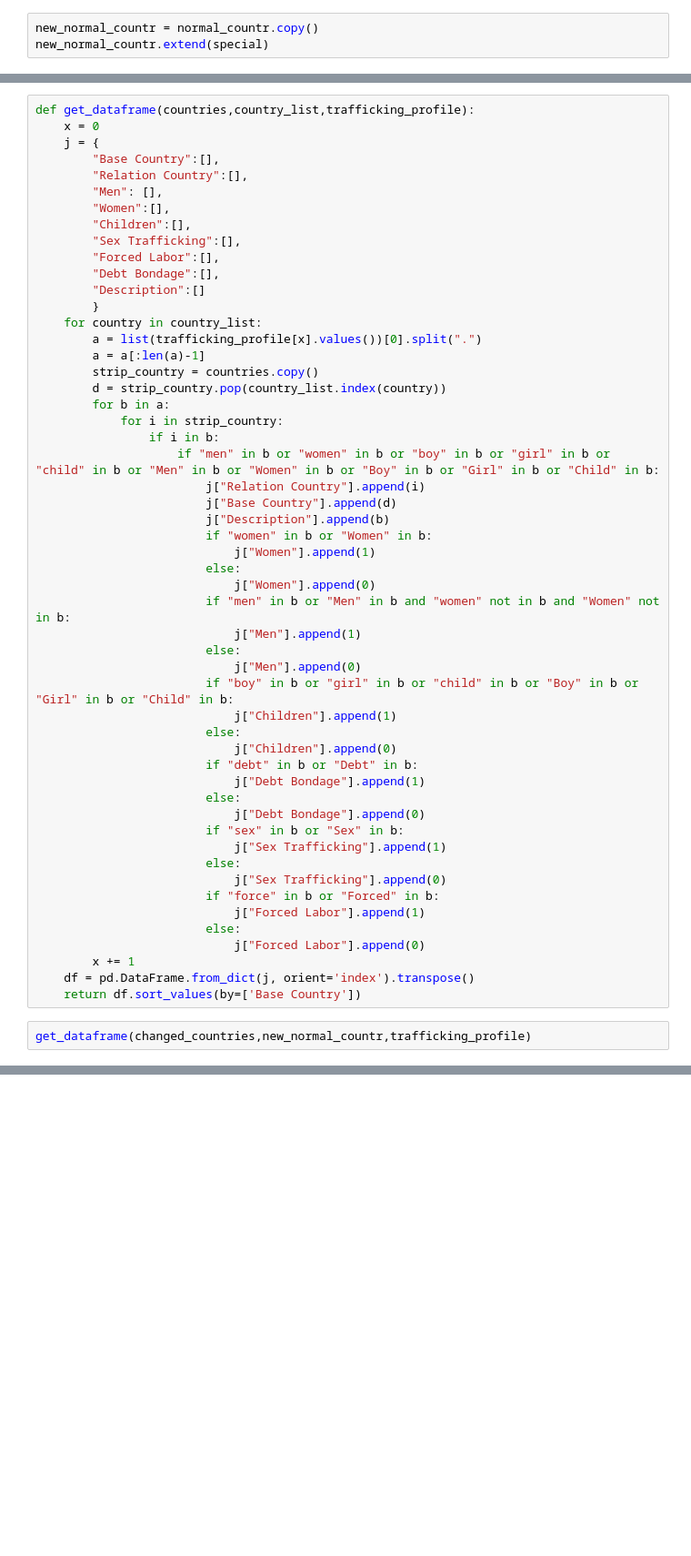
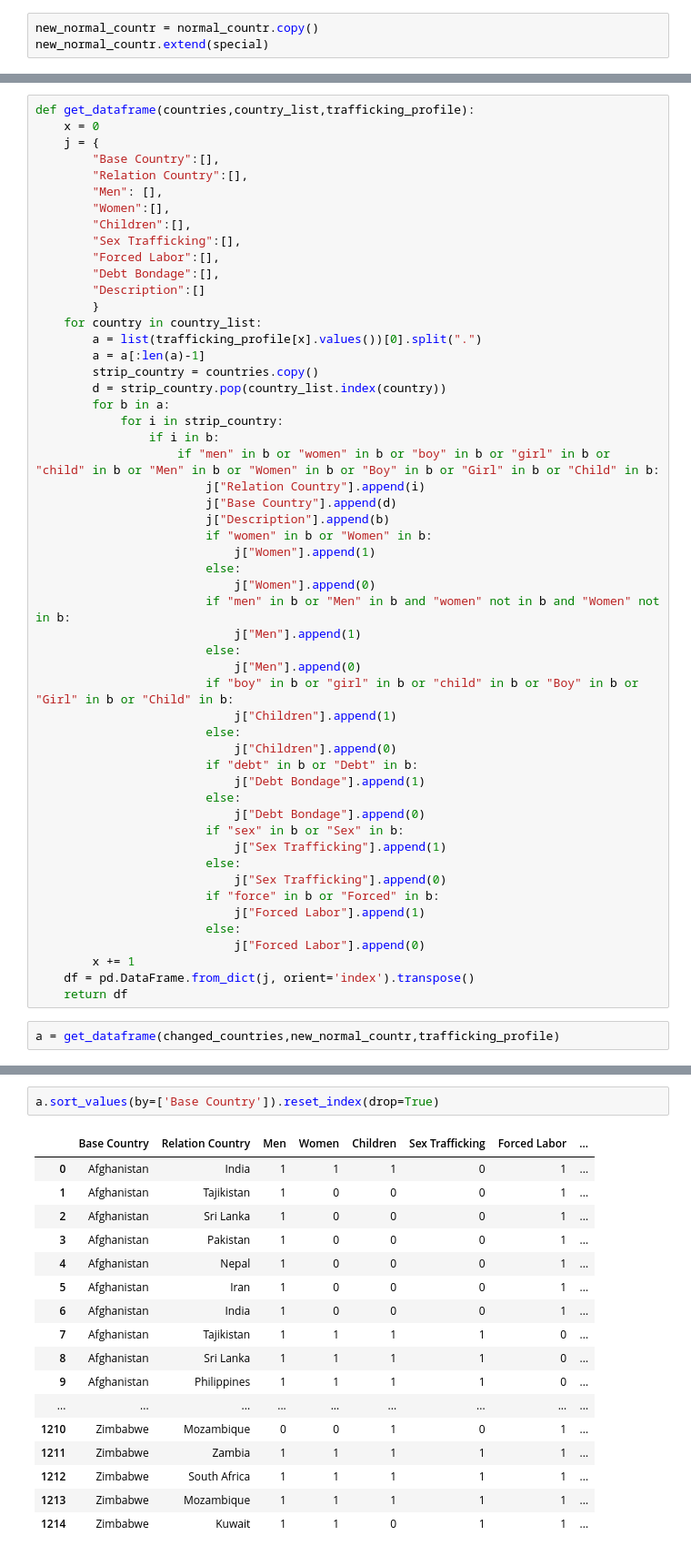
Before and after one commit to remco-mooij/human-trafficking, a Jupyter notebook: tolu.ipynb, the cells around one changed output, grey strips where cells are left out. Shown at 91% size. Cells and saved outputs as stored; diff of their text form; blank space fills up the shorter version.

```diff
--- a/tolu.ipynb
+++ b/tolu.ipynb
@@ -288,6 +288,6 @@ def get_dataframe(countries,country_list,trafficking_profile):
                             j["Forced Labor"].append(0)
         x += 1
     df = pd.DataFrame.from_dict(j, orient='index').transpose()
-    return df.sort_values(by=['Base Country'])
+    return df
 # %%
-get_dataframe(changed_countries,new_normal_countr,trafficking_profile)
+a = get_dataframe(changed_countries,new_normal_countr,trafficking_profile)
@@ -312,0 +294,20 @@ get_dataframe(changed_countries,new_normal_countr,trafficking_profile)
+# %%
+a.sort_values(by=['Base Country']).reset_index(drop=True)
+# %% [output]
+|  | Base Country | Relation Country | Men | Women | Children | Sex Trafficking | Forced Labor | ... |
+| 0 | Afghanistan | India | 1 | 1 | 1 | 0 | 1 | ... |
+| 1 | Afghanistan | Tajikistan | 1 | 0 | 0 | 0 | 1 | ... |
+| 2 | Afghanistan | Sri Lanka | 1 | 0 | 0 | 0 | 1 | ... |
+| 3 | Afghanistan | Pakistan | 1 | 0 | 0 | 0 | 1 | ... |
+| 4 | Afghanistan | Nepal | 1 | 0 | 0 | 0 | 1 | ... |
+| 5 | Afghanistan | Iran | 1 | 0 | 0 | 0 | 1 | ... |
+| 6 | Afghanistan | India | 1 | 0 | 0 | 0 | 1 | ... |
+| 7 | Afghanistan | Tajikistan | 1 | 1 | 1 | 1 | 0 | ... |
+| 8 | Afghanistan | Sri Lanka | 1 | 1 | 1 | 1 | 0 | ... |
+| 9 | Afghanistan | Philippines | 1 | 1 | 1 | 1 | 0 | ... |
+| ... | ... | ... | ... | ... | ... | ... | ... | ... |
+| 1210 | Zimbabwe | Mozambique | 0 | 0 | 1 | 0 | 1 | ... |
+| 1211 | Zimbabwe | Zambia | 1 | 1 | 1 | 1 | 1 | ... |
+| 1212 | Zimbabwe | South Africa | 1 | 1 | 1 | 1 | 1 | ... |
+| 1213 | Zimbabwe | Mozambique | 1 | 1 | 1 | 1 | 1 | ... |
+| 1214 | Zimbabwe | Kuwait | 1 | 1 | 0 | 1 | 1 | ... |
```
Also changed, not shown: parts of 2 cells of this notebook.
